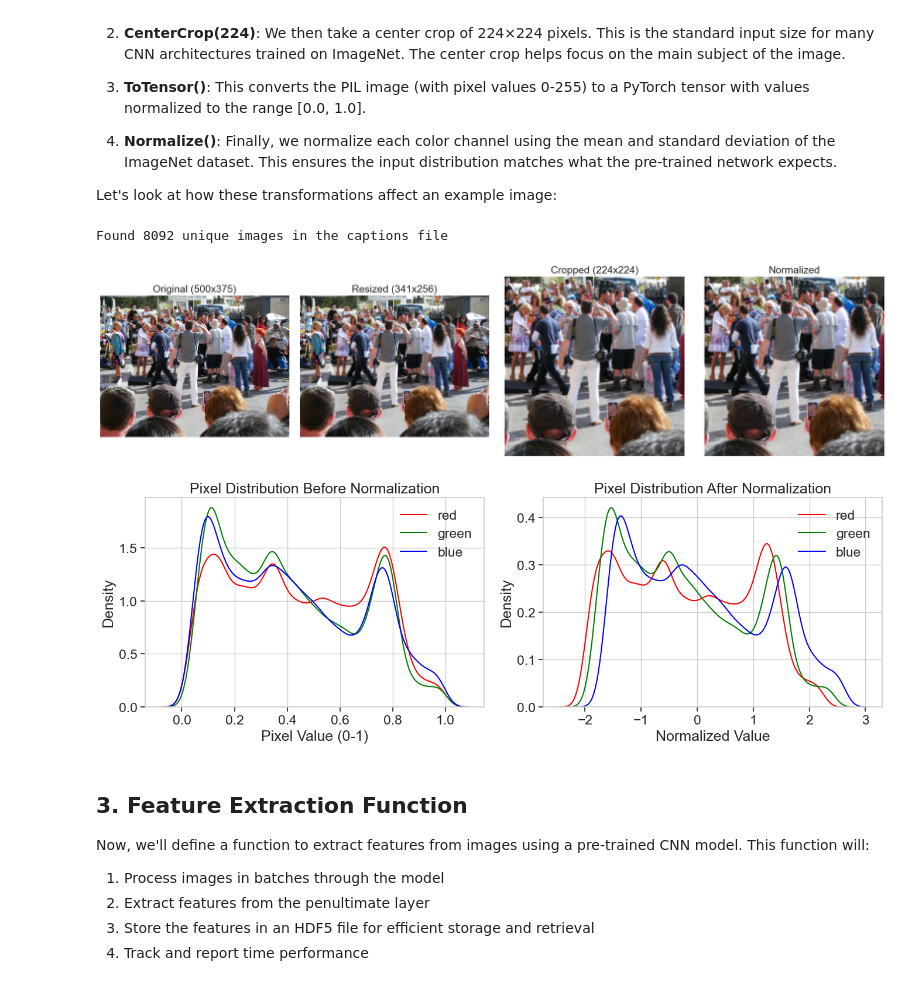
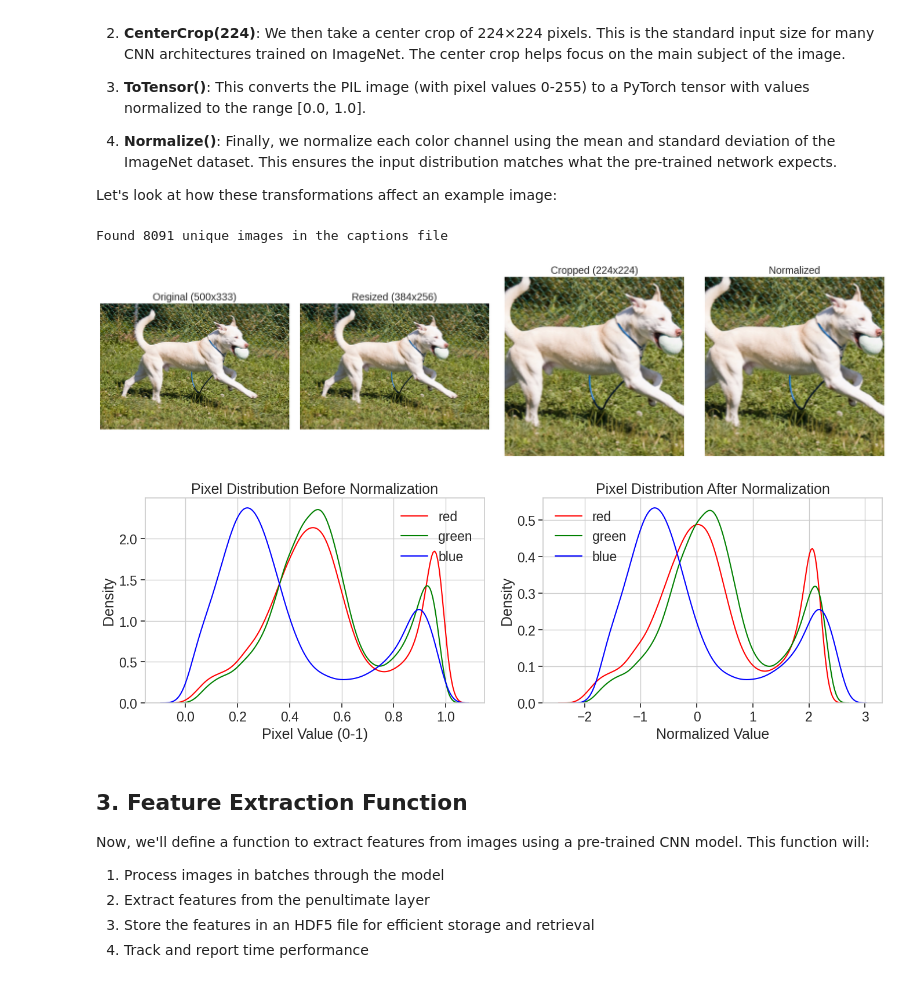
Before and after one commit to AmirAAZ818/Image-Captioning, a Jupyter notebook: notebooks/2_Feature_Extraction.ipynb, the cells around one changed output. Saved outputs shown, nothing was run; the diff lists cells and outputs as text; code cells hidden in the pictures.

```diff
--- a/notebooks/2_Feature_Extraction.ipynb
+++ b/notebooks/2_Feature_Extraction.ipynb
@@ -203,15 +214,20 @@ The transformations we apply in our dataset are critical for ensuring compatibil
 Let's look at how these transformations affect an example image:
 # %%
 # Define the data directory and paths
-data_dir = '../data/flickr8k/processed'
+# data_dir = '../data/flickr8k/processed'
+
+data_dir = '/content/processed'
 images_dir = os.path.join(data_dir, 'images')
 features_dir = os.path.join(data_dir, 'features')
 os.makedirs(features_dir, exist_ok=True)
+
 
 # Load captions file to get list of image names
 captions_path = os.path.join(data_dir, 'captions.csv')
 if os.path.exists(captions_path):
     captions_df = pd.read_csv(captions_path)
+    captions_df = captions_df.drop([6730, 6731, 6732, 6733, 6734])
+
     # Get unique image names
     image_names = captions_df['image'].unique().tolist()
     print(f"Found {len(image_names)} unique images in the captions file")
@@ -274,36 +290,36 @@ if os.path.exists(captions_path):
 
             # Show pixel value distributions before and after normalization
             fig, axes = plt.subplots(1, 2, figsize=(14, 5))
 
             # Before normalization (values between 0 and 1)
             for i, color in enumerate(['red', 'green', 'blue']):
                 sns.kdeplot(tensor_img[i].numpy().flatten(), ax=axes[0], label=color, color=color)
             axes[0].set_title('Pixel Distribution Before Normalization')
             axes[0].set_xlabel('Pixel Value (0-1)')
             axes[0].set_ylabel('Density')
             axes[0].legend()
 
             # After normalization (values generally between -2 and 2)
             for i, color in enumerate(['red', 'green', 'blue']):
                 sns.kdeplot(normalized_img[i].numpy().flatten(), ax=axes[1], label=color, color=color)
             axes[1].set_title('Pixel Distribution After Normalization')
             axes[1].set_xlabel('Normalized Value')
             axes[1].set_ylabel('Density')
             axes[1].legend()
 
             plt.tight_layout()
             plt.show()
         else:
             print(f"Sample image not found at path: {img_path}")
 else:
     print(f"Captions file not found at path: {captions_path}")
     # Create a small sample set for demonstration
     image_names = [f"sample_image_{i}.jpg" for i in range(10)]
     print(f"Created {len(image_names)} sample image names for demonstration")
 # %% [output]
-Found 8092 unique images in the captions file
+Found 8091 unique images in the captions file
-[figure, old version]
+[figure, new version]
-[figure, old version]
+[figure, new version]
 # %% [markdown]
 ## 3. Feature Extraction Function
 
```
Also changed, not shown: parts of 15 cells of this notebook.
